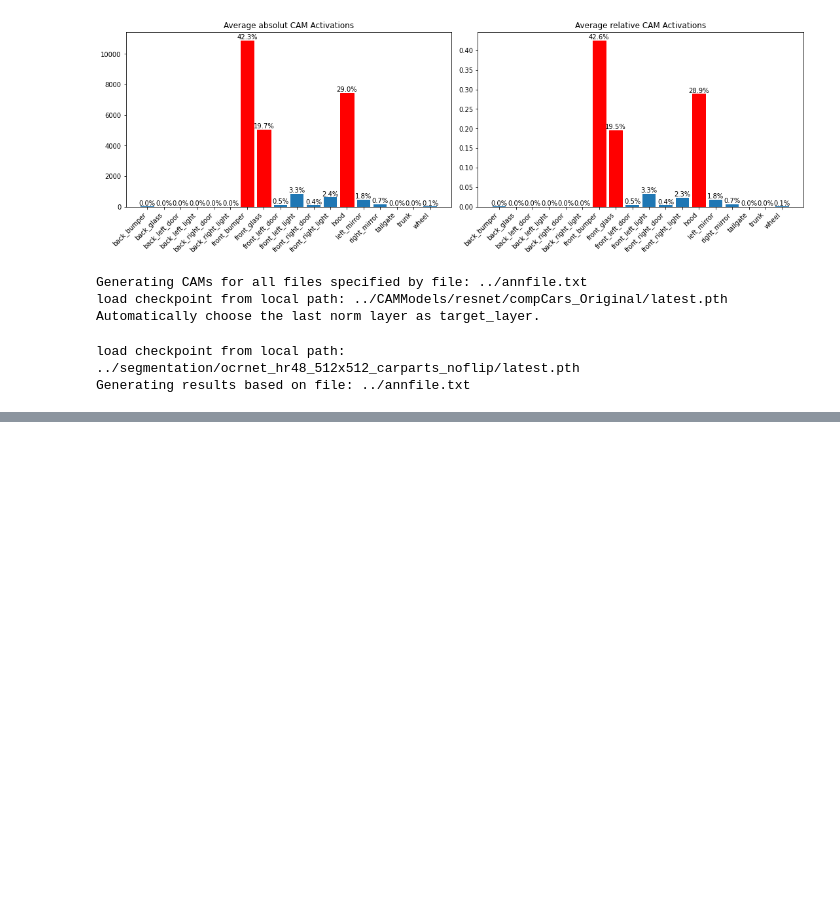
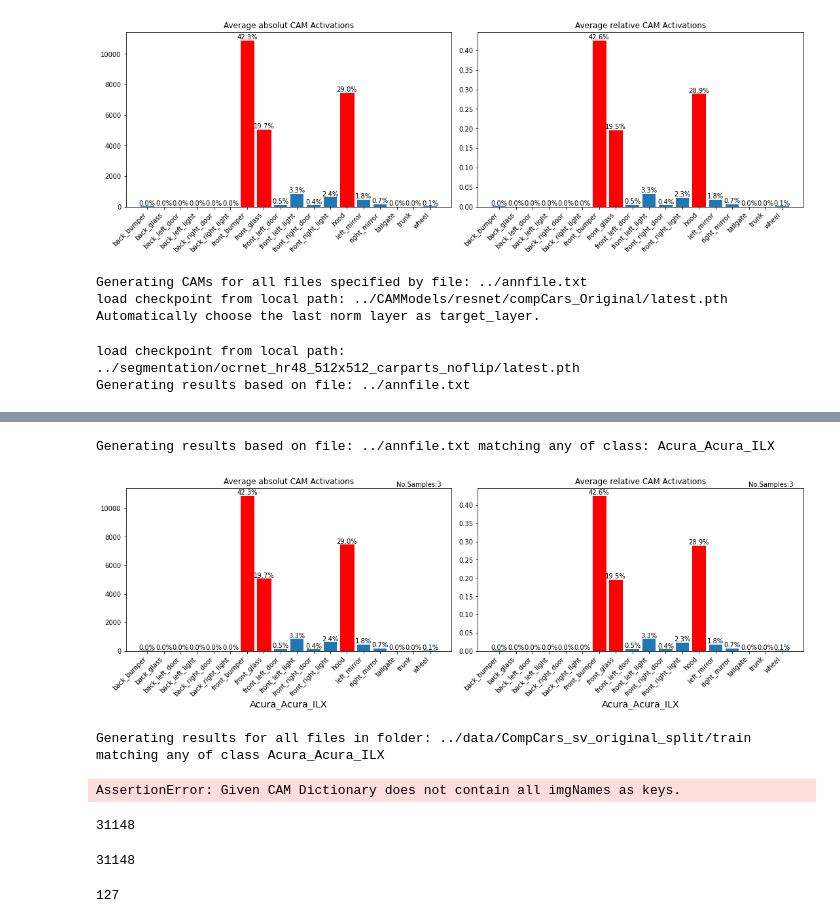
Before and after one commit to L1nusB/XAI-Vehicle-Classification, a Jupyter notebook: notebooks/SegmentationWork.ipynb, the cells around one changed output, grey strips where cells are left out. Saved outputs shown, nothing was run; the diff lists cells and outputs as text; code cells hidden in the pictures; blank space fills up the shorter version.

Commit message:
Generate Segmentation Fixed for full Data and some minor stuff

```diff
--- a/notebooks/SegmentationWork.ipynb
+++ b/notebooks/SegmentationWork.ipynb
@@ -134,0 +142,28 @@ Generating results based on file: ../annfile.txt
+# %%
+generate_statistics.generate_statistics_infer(imgRoot=imgRoot, classes=model.CLASSES,
+                                              cams=cams,
+                                              segmentations=segmentations,
+                                              annfile=annfile,pipeline=pipelineScale, genClasses='Acura_Acura_ILX')
+# %% [output]
+Generating results based on file: ../annfile.txt matching any of class: Acura_Acura_ILX
+[figure, added]
+# %%
+generate_statistics.generate_statistics_infer(imgRoot=imgRoot, classes=model.CLASSES,
+                                              cams=cams,
+                                              segmentations=segmentations,
+                                              pipeline=pipelineScale, genClasses='Acura_Acura_ILX')
+# %% [output]
+Generating results for all files in folder: ../data/CompCars_sv_original_split/train matching any of class Acura_Acura_ILX
+AssertionError: Given CAM Dictionary does not contain all imgNames as keys.
+# %%
+len(loadedCams.files)
+# %% [output]
+31148
+# %%
+len([f for f in os.listdir(imgRoot) if os.path.isfile(os.path.join(imgRoot,f))])
+# %% [output]
+31148
+# %%
+len(loadedSegmentations)
+# %% [output]
+127
```
Also changed, not shown: parts of 10 cells of this notebook, 4 other files.
